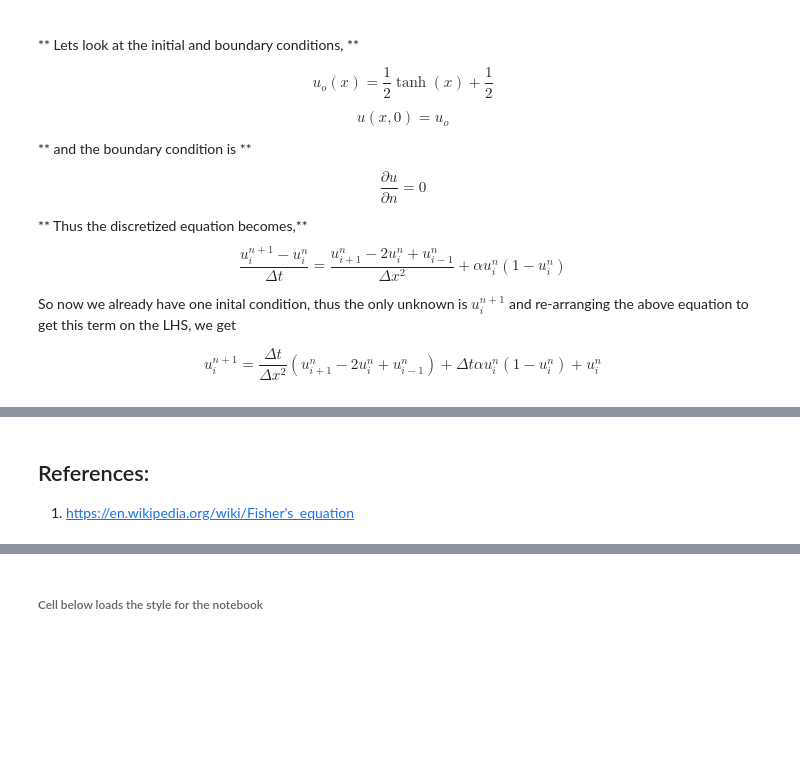
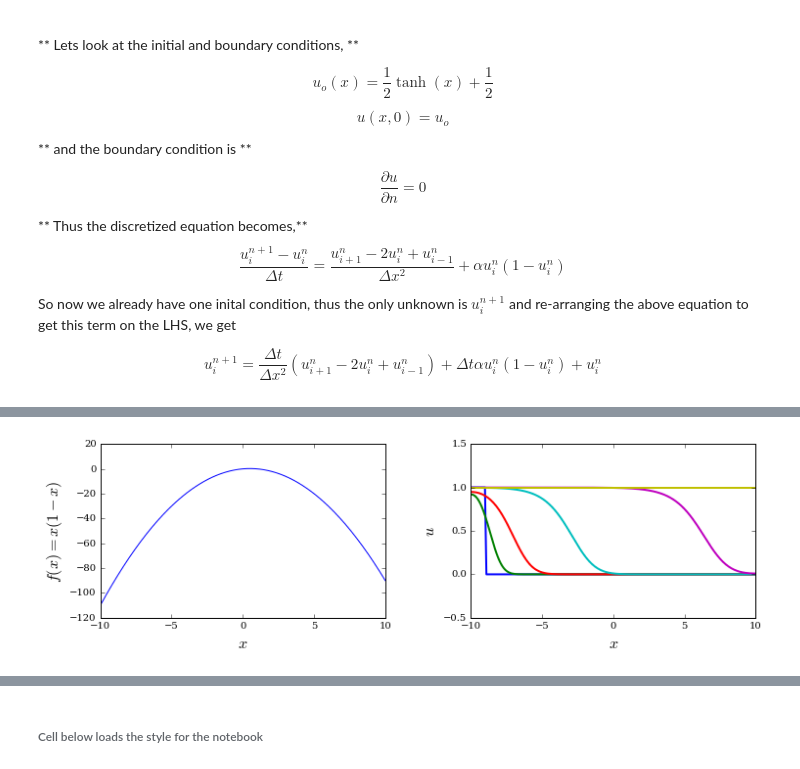
Before and after one commit to numerical-mooc/assignment-bank-2016, a Jupyter notebook: aditya3012/TheMagicOfFisherKPP -Copy1.ipynb, the cells around one changed output, grey strips where cells are left out. Saved outputs shown, nothing was run; the diff lists cells and outputs as text; code cells hidden in the pictures; blank space fills up the shorter version.

```diff
--- a/aditya3012/TheMagicOfFisherKPP -Copy1.ipynb
+++ b/aditya3012/TheMagicOfFisherKPP -Copy1.ipynb
@@ -89,7 +96,6 @@ def CatchtheFisherwave(u,nt,dt,dx):
     """
 
     un= numpy.zeros_like(u)
-    u = 1/2 * numpy.tanh(x) + 1/2
     for n in range (nt):
         un= numpy.copy(u)
         u[1:-1] = un[1:-1] \
@@ -114,3 +109,18 @@ for n in nt:
+# %%
+fig = pyplot.figure(figsize=(12,7))
+fig.subplots_adjust(wspace=.3)
+sub1 = fig.add_subplot(221)
+sub2 = fig.add_subplot(222)
+sub1.tick_params(labelsize=10),sub2.tick_params(labelsize=10)
+sub2.set_ylim(-0.5,1.5)
+sub1.set_xlabel('$x$'), sub1.set_ylabel('$f(x) = x(1-x)$')
+sub2.set_xlabel('$x$'), sub2.set_ylabel('$u$')
+sub1.plot(x,x*(1-x))
+for n in nt:
+    u = CatchtheFisherwave(uo,n,dt,dx)
+    sub2.plot(x,u,lw=2)
+# %% [output]
+[figure, added]
 # %%
 %%capture
 %run Animate_func.py
@@ -118,7 +128,3 @@ for n in nt:
 HTML(anim.to_html5_video())
 # %% [output]
 [interactive output not drawn]
-# %% [markdown]
-## References: ##
-
-1. https://en.wikipedia.org/wiki/Fisher's_equation
```
Also changed, not shown: parts of 6 cells of this notebook, 1 other file.
